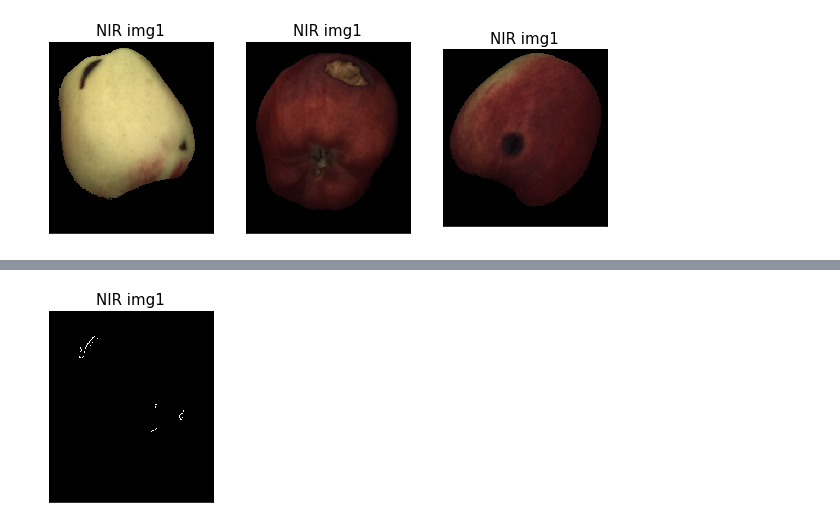
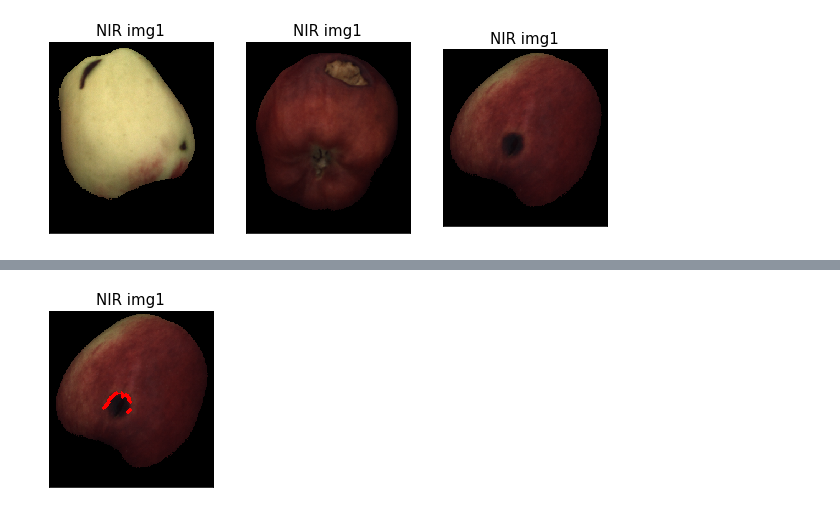
Before and after one commit to pptr3/fruit-inspection, a Jupyter notebook: Untitled.ipynb, the cells around one changed output, grey strips where cells are left out. Cells and saved outputs as stored; diff of their text form; code cells hidden in the pictures.

```diff
--- a/Untitled.ipynb
+++ b/Untitled.ipynb
@@ -135,0 +155,9 @@ imggg = remove_edges(img1_gray, original_color_img_with_mask1, mask1)
+# %%
+def closing(image_without_edges):
+    kernel = np.ones((15,15),np.uint8)
+    closing = cv.morphologyEx(image_without_edges, cv.MORPH_CLOSE, kernel)
+    return closing
+# %%
+closed_img1 = closing(image_without_edges1)
+closed_img2 = closing(image_without_edges2)
+closed_img3 = closing(image_without_edges3)
@@ -136,8 +181,29 @@ imggg = remove_edges(img1_gray, original_color_img_with_mask1, mask1)
+# %%
+def draw_defects(closed_img, img_color):
+    contours, hierarchy = cv.findContours(closed_img, cv.RETR_TREE, cv.CHAIN_APPROX_SIMPLE)
+    perimeters = []
+    for i in range(len(contours)):
+        perimeters.append(len(contours[i]))
+    two_biggest_numbers = 0
+    if len(perimeters) > 3:
+        # take two most bigger
+        two_biggest_numbers = heapq.nlargest(2, perimeters)[1]
+    else:
+        two_biggest_numbers = heapq.nlargest(1, perimeters)[0]
+    for i in range(len(perimeters)):
+        if perimeters[i] >= two_biggest_numbers:
+            for j in range(len(contours[i])):
+                # draw contour
+                img_color = cv.circle(img_color, center=(contours[i][j][0][0], contours[i][j][0][1]), radius=1, color=(255, 0, 0) , thickness=3)
+
+    return img_color
+# %%
+outp = draw_defects(closed_img3, img3_color)
 # %%
 plt.figure(figsize=(10,10))
 plt.subplot(2,3,1)
-plt.imshow(imggg, cmap='gray', vmin=0, vmax=255);
+plt.imshow(outp, cmap='gray', vmin=0, vmax=255);
 plt.title("NIR img1", fontsize = 15)
 plt.xticks([]), plt.yticks([]);
 # %% [output]
-[figure, old version]
+[figure, new version]
```
Also changed, not shown: parts of 14 cells of this notebook.
